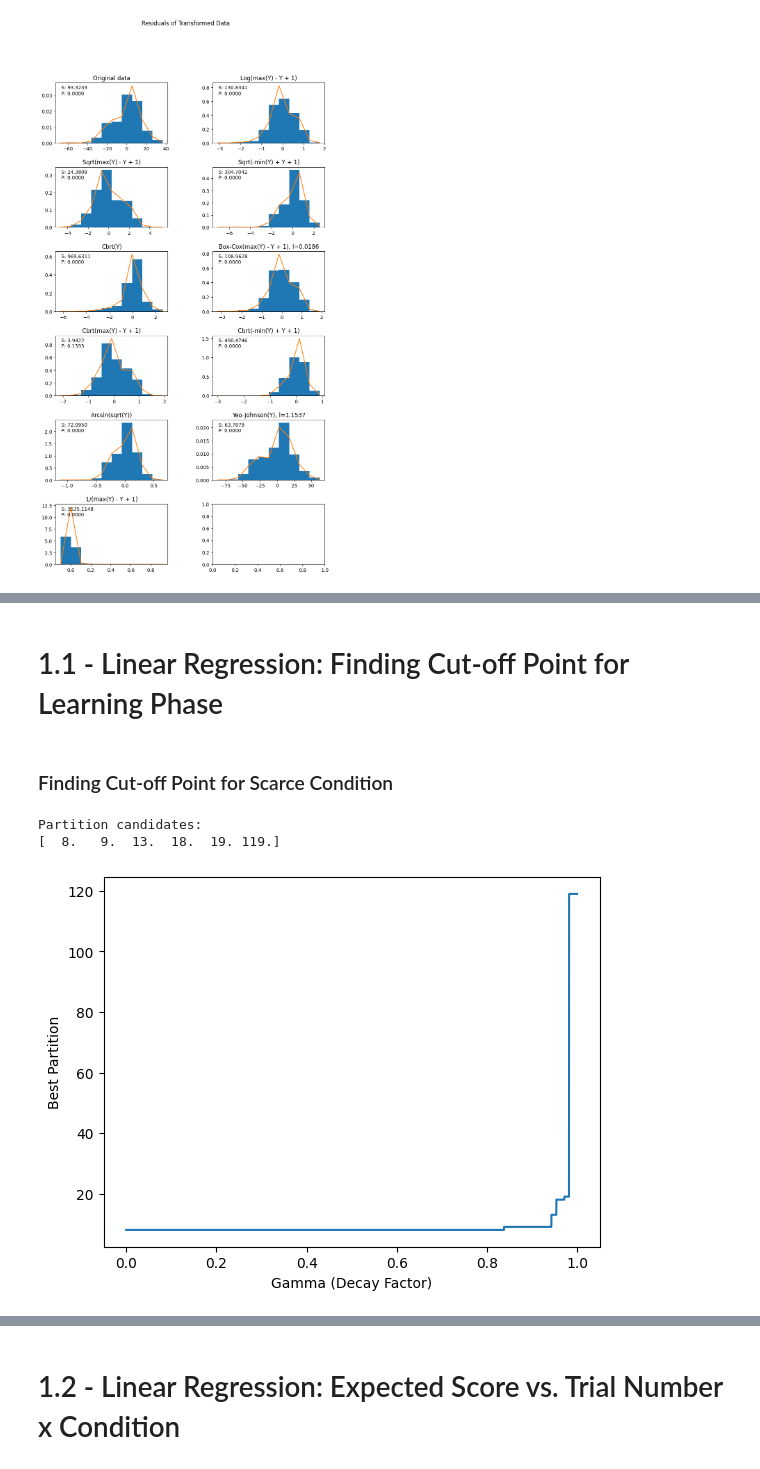
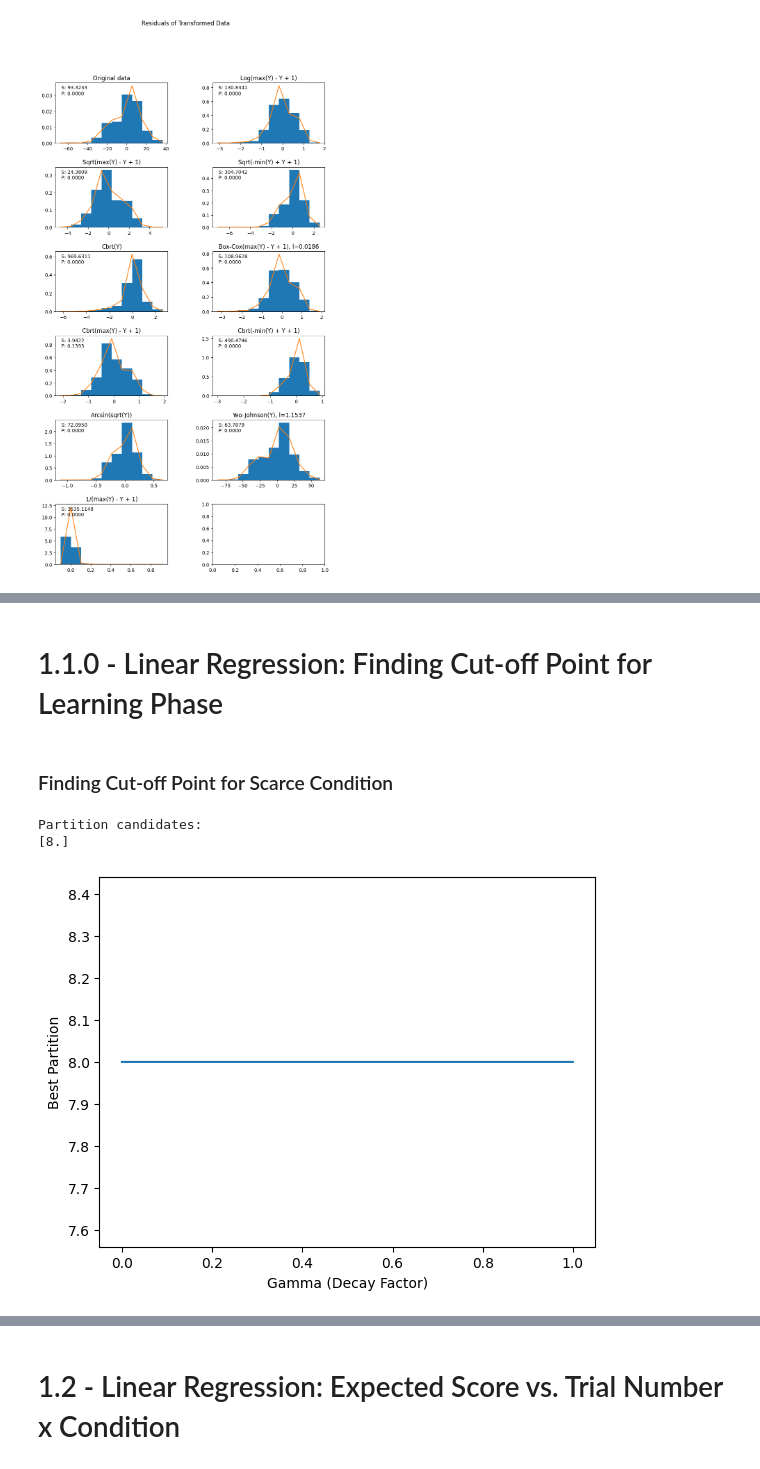
Before and after one commit to srinidhisrinivas/mcl-scarcity-mouselab, a Jupyter notebook: analysis/Data Analysis.ipynb, the cells around one changed output, grey strips where cells are left out. Saved outputs shown, nothing was run; the diff lists cells and outputs as text; code cells hidden in the pictures.

```diff
--- a/analysis/Data Analysis.ipynb
+++ b/analysis/Data Analysis.ipynb
@@ -606,7 +626,7 @@ analysis_data = cb2_transformed_trials_df
 # %% [markdown]
-# 1.1 - Linear Regression: Finding Cut-off Point for Learning Phase
+# 1.1.0 - Linear Regression: Finding Cut-off Point for Learning Phase
-# %% [markdown]
-### Finding Cut-off Point for Scarce Condition
+# %% [markdown]
+### Finding Cut-off Point for Scarce Condition
 # %%
 # GLM 3 - finding cut off point of learning phase
 
@@ -622,7 +642,7 @@ all_trial_nos_scarce = list(range(1,len(all_trials_mean_scarce)+1))
 
 sig_z_scores_scarce = []
 scarce_plot_data = []
-for trialNum in range(2,120,1):
+for trialNum in range(2,60,1):
     # print(trialNum)
     partition_1_df = relevant_trials.loc[relevant_trials.trialNumbers <= trialNum]
     partition_2_df = relevant_trials.loc[relevant_trials.trialNumbers > trialNum]
@@ -650,13 +670,17 @@ for trialNum in range(2,120,1):
     se1 = results_1.bse['trialNumbers']
     se2 = results_2.bse['trialNumbers']
 
+    corr_1 = np.abs(partition_1_df.corr()['expectedScores']['trialNumbers'])
+    corr_2 = np.abs(partition_2_df.corr()['expectedScores']['trialNumbers'])
+
     z = np.abs((b1-b2)/np.sqrt(se1**2 + se2**2))
+    bdiff = np.abs((b1-b2))
 
     pvalue = 2 * scipy.stats.norm.cdf(-z)
 
     if(pvalue < 0.05):
         # Save data about significant partitions
-        sig_z_scores_scarce.append((trialNum, pvalue, z))
+        sig_z_scores_scarce.append((trialNum, pvalue, z, bdiff, corr_1, corr_2))
 
     x1 = all_trial_nos_scarce[0:len(partition_1_df_mean)]
     x2 = all_trial_nos_scarce[len(partition_1_df_mean):len(partition_1_df_mean)+len(partition_2_df_mean)]
@@ -674,29 +698,39 @@ for trialNum in range(2,120,1):
 # %%
 # Finding the best partition of all significant ones
 
 sig_z_scores_scarce = np.array(sig_z_scores_scarce)
 gamma = 0.8 # some number between 0 and 1 representing the decay of trial numbers
 
 
 g_range = np.arange(0, 1, 0.0001)
 best_partitions = []
 
 for gamma in g_range:
-    partition_scores = sig_z_scores_scarce[:,2] * (gamma ** sig_z_scores_scarce[:,0])
+    # Z-score * (gamma)^trialNum
+    # partition_scores = sig_z_scores_scarce[:,2] * (gamma ** sig_z_scores_scarce[:,0])
+
+    # Sum of absolute correlation coeffs
+    partition_scores = sig_z_scores_scarce[:,4] + sig_z_scores_scarce[:,5]
+
+    # Absolute z-score
+    #partition_scores = sig_z_scores_scarce[:,2]
+
+    # Absolute difference in slope
+    partition_scores = sig_z_scores_scarce[:,3]
     best_partition = sig_z_scores_scarce[np.argmax(partition_scores),0]
     best_partitions.append(best_partition)
 
 partition_candidates = np.unique(best_partitions)
 print("Partition candidates: ")
 print(partition_candidates)
 plt.plot(g_range, best_partitions)
 plt.xlabel("Gamma (Decay Factor)")
 plt.ylabel("Best Partition")
 plt.show()
 # %% [output]
 Partition candidates:
-[  8.   9.  13.  18.  19. 119.]
+[8.]
-[figure, old version]
+[figure, new version]
 # %%
 # Plotting candidate partitions - scarce
 candidate_plot_data_scarce = [data for data in scarce_plot_data if float(data[0]) in partition_candidates]
```
Also changed, not shown: parts of 67 cells of this notebook, 4 other files.
